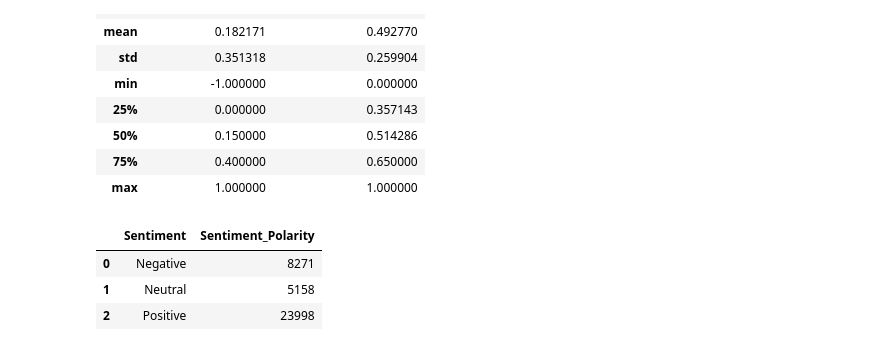
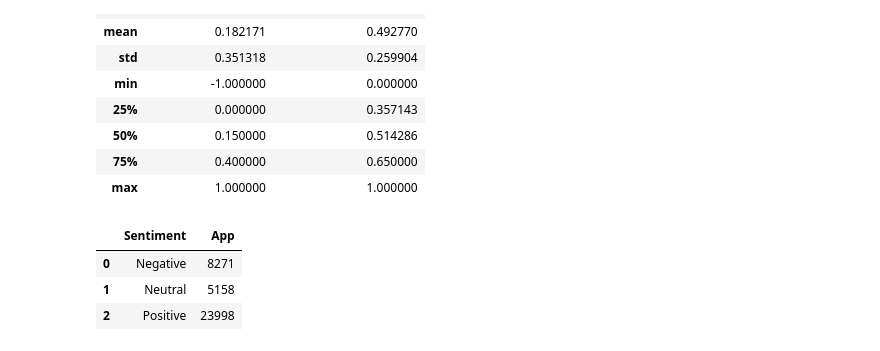
Before and after one commit to Bishawa/play-store-app-review-analysis, a Jupyter notebook: Bishawajeet_Singha_Play_Store_App_Review_Analysis.ipynb, the cells around one changed output. Cells and saved outputs as stored; diff of their text form; code cells hidden in the pictures.

```diff
--- a/Bishawajeet_Singha_Play_Store_App_Review_Analysis.ipynb
+++ b/Bishawajeet_Singha_Play_Store_App_Review_Analysis.ipynb
@@ -554,9 +554,10 @@ review_df.describe()
 | 75% | 0.400000 | 0.650000 |
 | max | 1.000000 | 1.000000 |
 # %%
-review_df.groupby('Sentiment')['Sentiment_Polarity'].count().reset_index()
+df1 = review_df.groupby('Sentiment')['App'].count().reset_index()
+df1
 # %% [output]
-|  | Sentiment | Sentiment_Polarity |
+|  | Sentiment | App |
 | 0 | Negative | 8271 |
 | 1 | Neutral | 5158 |
 | 2 | Positive | 23998 |
```
Also changed, not shown: parts of 20 cells of this notebook.
